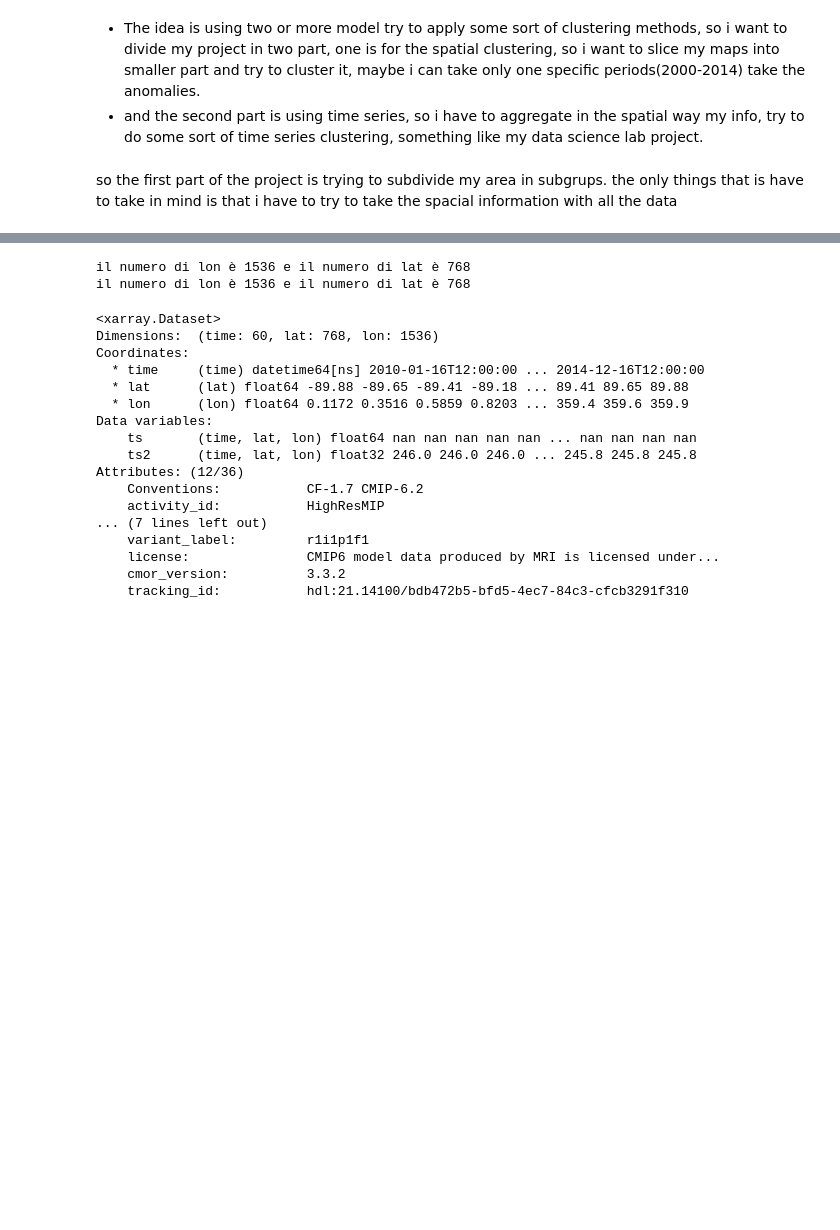
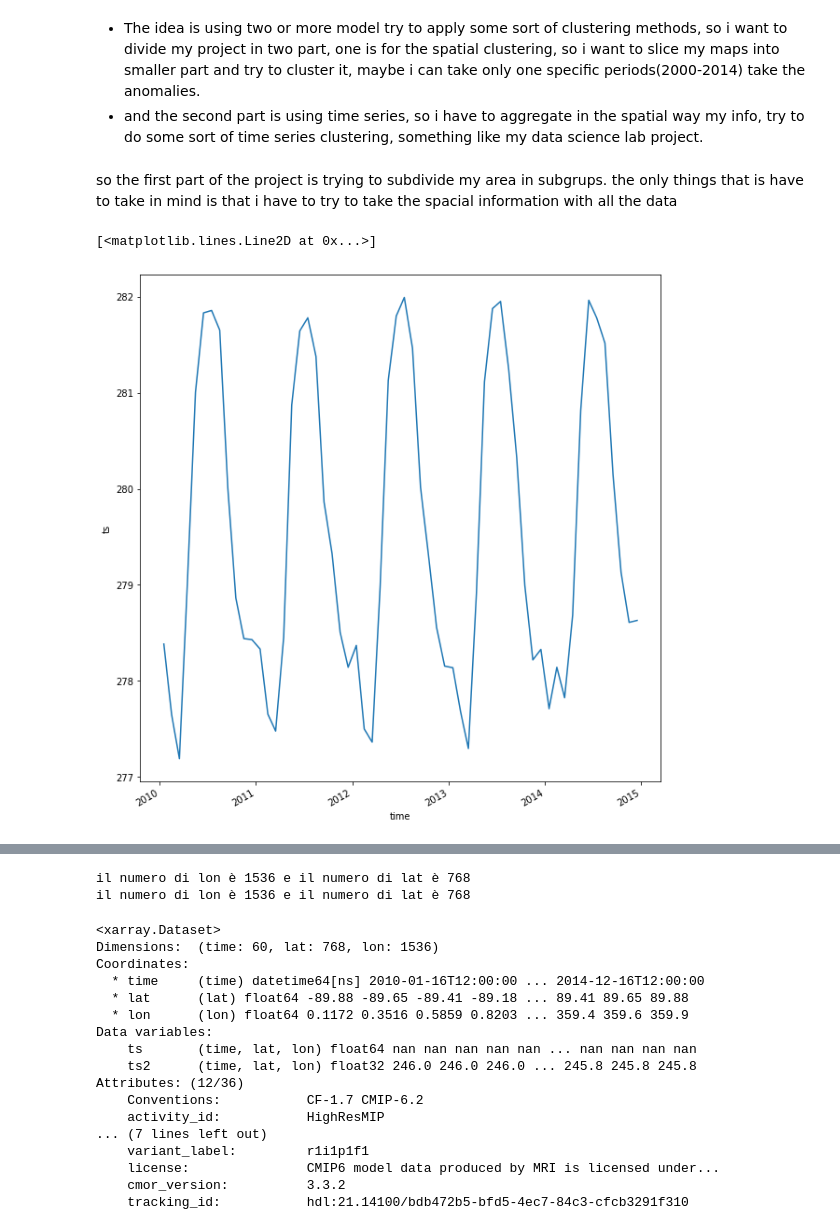
Before and after one commit to giodefa96/final_exam_envi, a Jupyter notebook: bozza/first_part.ipynb, the cells around one changed output, grey strips where cells are left out. Saved outputs shown, nothing was run; the diff lists cells and outputs as text; code cells hidden in the pictures; blank space fills up the shorter version.

```diff
--- a/bozza/first_part.ipynb
+++ b/bozza/first_part.ipynb
@@ -149,0 +163,5 @@ so the first part of the project is trying to subdivide my area in subgrups. the
+# %%
+model_hiram.ts.mean(('lat','lon')).plot()
+# %% [output]
+[<matplotlib.lines.Line2D at 0x...>]
+[figure, added]
```
Also changed, not shown: parts of 10 cells of this notebook.
